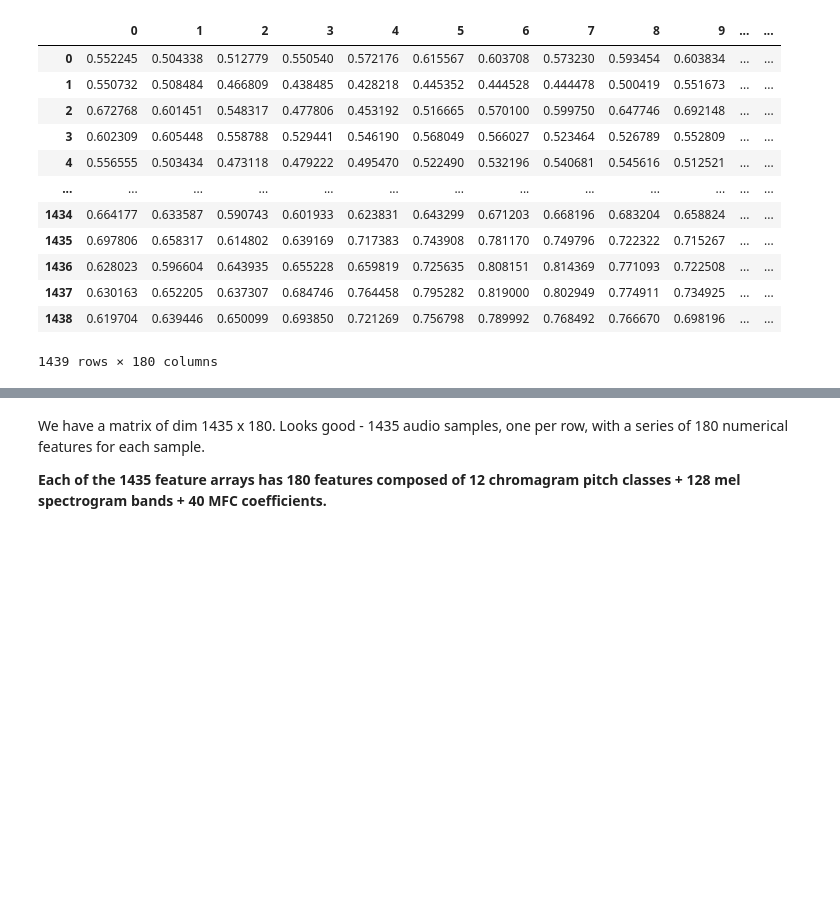
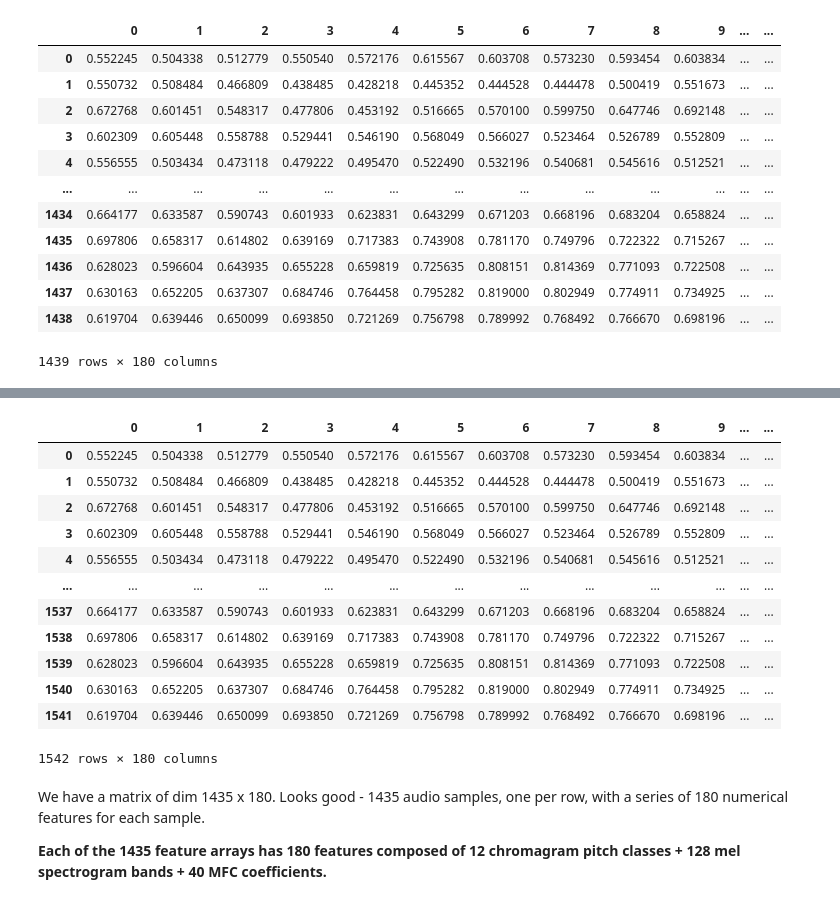
Before and after one commit to oliviasteeed/Week3-ClassicML, a Jupyter notebook: Week_3_MachineLearning.ipynb, the cells around one changed output, grey strips where cells are left out. Cells and saved outputs as stored; diff of their text form; code cells hidden in the pictures; blank space fills up the shorter version.

```diff
--- a/Week_3_MachineLearning.ipynb
+++ b/Week_3_MachineLearning.ipynb
@@ -231,3 +243,23 @@ Numerical features extracted per sample: 180
+# %%
+# making dataframe for all data combined
+allfeatures_df = pd.DataFrame(allfeatures)
+allemotions_df = pd.DataFrame(allemotions)
+
+allfeatures_df
+# %% [output]
+|  | 0 | 1 | 2 | 3 | 4 | 5 | 6 | 7 | 8 | 9 | ... | ... |
+| 0 | 0.552245 | 0.504338 | 0.512779 | 0.550540 | 0.572176 | 0.615567 | 0.603708 | 0.573230 | 0.593454 | 0.603834 | ... | ... |
+| 1 | 0.550732 | 0.508484 | 0.466809 | 0.438485 | 0.428218 | 0.445352 | 0.444528 | 0.444478 | 0.500419 | 0.551673 | ... | ... |
+| 2 | 0.672768 | 0.601451 | 0.548317 | 0.477806 | 0.453192 | 0.516665 | 0.570100 | 0.599750 | 0.647746 | 0.692148 | ... | ... |
+| 3 | 0.602309 | 0.605448 | 0.558788 | 0.529441 | 0.546190 | 0.568049 | 0.566027 | 0.523464 | 0.526789 | 0.552809 | ... | ... |
+| 4 | 0.556555 | 0.503434 | 0.473118 | 0.479222 | 0.495470 | 0.522490 | 0.532196 | 0.540681 | 0.545616 | 0.512521 | ... | ... |
+| ... | ... | ... | ... | ... | ... | ... | ... | ... | ... | ... | ... | ... |
+| 1537 | 0.664177 | 0.633587 | 0.590743 | 0.601933 | 0.623831 | 0.643299 | 0.671203 | 0.668196 | 0.683204 | 0.658824 | ... | ... |
+| 1538 | 0.697806 | 0.658317 | 0.614802 | 0.639169 | 0.717383 | 0.743908 | 0.781170 | 0.749796 | 0.722322 | 0.715267 | ... | ... |
+| 1539 | 0.628023 | 0.596604 | 0.643935 | 0.655228 | 0.659819 | 0.725635 | 0.808151 | 0.814369 | 0.771093 | 0.722508 | ... | ... |
+| 1540 | 0.630163 | 0.652205 | 0.637307 | 0.684746 | 0.764458 | 0.795282 | 0.819000 | 0.802949 | 0.774911 | 0.734925 | ... | ... |
+| 1541 | 0.619704 | 0.639446 | 0.650099 | 0.693850 | 0.721269 | 0.756798 | 0.789992 | 0.768492 | 0.766670 | 0.698196 | ... | ... |
+1542 rows × 180 columns
 # %% [markdown]
 We have a matrix of dim 1435 x 180. Looks good - 1435 audio samples, one per row, with a series of
 180 numerical features for each sample.
```
Also changed, not shown: parts of 13 cells of this notebook.
